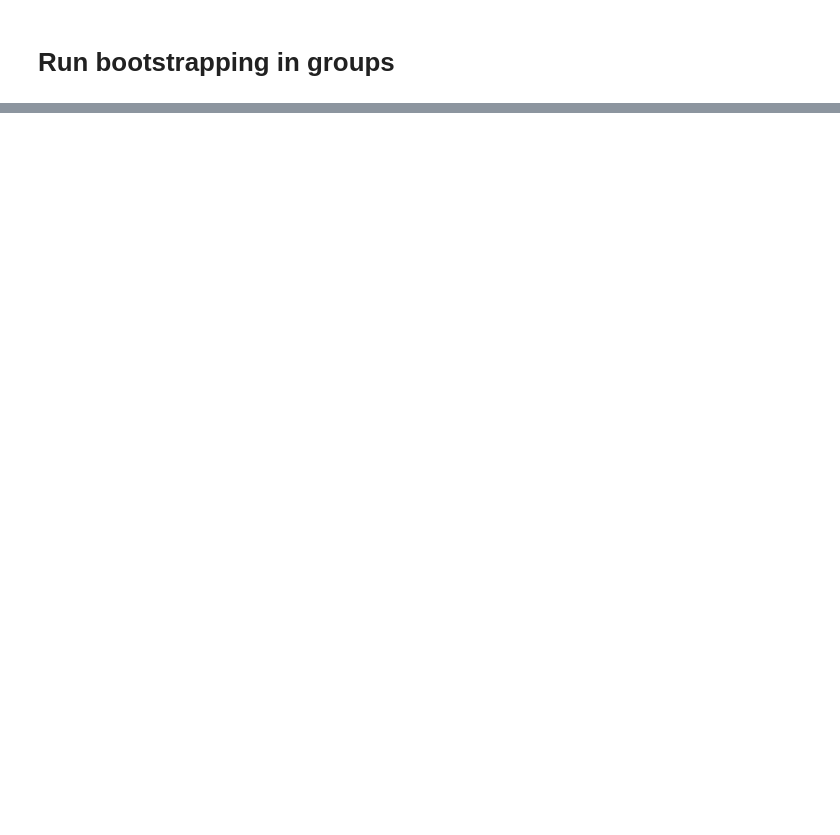
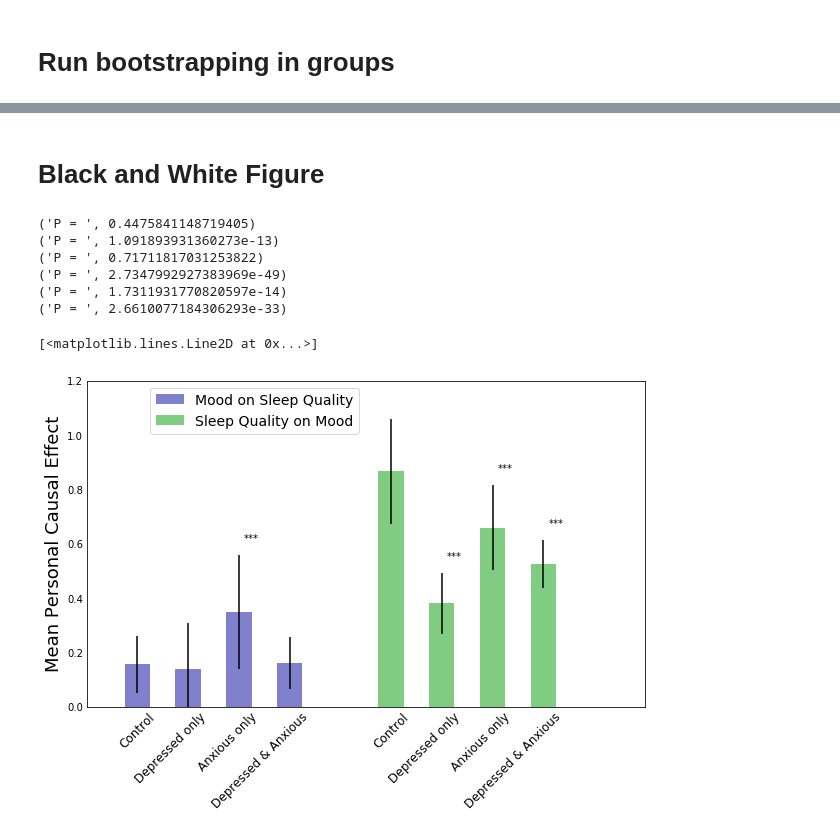
Before and after one commit to striantafillou/causality, a Jupyter notebook: run_psm_lags_groups.ipynb, the cells around one changed output, grey strips where cells are left out. Drawn from its saved outputs; the diff is of its cells as text; code cells hidden in the pictures; blank space fills up the shorter version.

```diff
--- a/run_psm_lags_groups.ipynb
+++ b/run_psm_lags_groups.ipynb
@@ -404,0 +552,76 @@ TypeError: can only concatenate list (not "float") to list
+# %% [markdown]
+# Black and White Figure
+# %%
+import matplotlib.pyplot as plt
+%matplotlib inline
+from scipy.stats import ttest_ind
+import numpy as np
+groups = ['Depressed & Anxious','Anxious only','Depressed only','Control']
+
+plt.figure(figsize=(10,6))
+order= [3, 2, 1, 0]
+
+xpos1 =[1,1.5, 2, 2.5]
+xpos2 =[3.5, 4, 4.5, 5]
+for i in range(4):
+    plt.bar(xpos1[i], np.mean(es_m2s_mean[:, order[i]]), yerr =es_m2s_std[order[i]],ecolor=(0,0,0),width=.25,color=(.5,.5,.8))
+
+    plt.bar(xpos2[i], np.mean(es_s2m_mean[:, order[i]]), yerr =es_s2m_std[order[i]],ecolor=(0,0,0),width=.25,color=(.5,.8,.5))
+
+
+# matched mood on sleep pvals
+for i in range(4):
+    if order[i] == 3:
+        continue
+    t,p = ttest_ind(es_m2s_mean[:,order[i]], es_m2s_mean[:,3], equal_var=False, axis=0)
+    print('P = ',p)
+    if p<0.001:
+        plt.text(xpos1[i]+0.05, np.mean(es_m2s_mean[:,order[i]])+es_m2s_std[order[i]]+0.05, '***', fontsize=10)
+    elif p<0.01:
+        plt.text(xpos1[i]+0.05, np.mean(es_m2s_mean[:,order[i]])+es_m2s_std[order[i]]+0.05, '**', fontsize=10)
+    elif p<0.05:
+        plt.text(xpos1[i]+0.05, np.mean(es_m2s_mean[:,order[i]])+es_m2s_std[order[i]]+0.05, '*', fontsize=10)
+
+# matched sleep on mood pvals
+for i in range(4):
+    if order[i] == 3:
+        continue
+    t,p = ttest_ind(es_s2m_mean[:,order[i]], es_s2m_mean[:,3], equal_var=False, axis=0)
+    print('P = ',p)
+    if p<0.001:
+        plt.text(xpos2[i]+0.05, np.mean(es_s2m_mean[:,order[i]])+es_s2m_std[order[i]]+0.05, '***', fontsize=10)
+    elif p<0.01:
+        plt.text(xpos2[i]+0.05, np.mean(es_s2m_mean[:,order[i]])+es_s2m_std[order[i]]+0.05, '**', fontsize=10)
+    elif p<0.05:
+        plt.text(xpos2[i]+0.05, np.mean(es_s2m_mean[:,order[i]])+es_s2m_std[order[i]]+0.05, '*', fontsize=10)
+
+# # plt.text(-.2, .75, '***', fontsize=14)
+# # plt.text(1.8, .70, '***', fontsize=14)
+# # plt.text(2.8, .72, '***', fontsize=14)
+# # plt.text(3.8, .74, '***', fontsize=14)
+# # plt.text(4.8, .84, '***', fontsize=14)
+#a = plt.ylim([0,1])
+plt.xlim([0.5,6])
+plt.ylim([0,1.2])
+g = [groups[i] for i in order]
+xpos =  [x+0.2 for x in xpos1+xpos2]
+plt.xticks(xpos,g*4, rotation=45, fontsize=12, ha='right');
+ax=plt.gca();
+ax.tick_params(length=0)
+
+plt.ylabel('Mean Personal Causal Effect',fontsize=18)
+# plt.xlabel('lags 0 to T',fontsize=18)
+plt.legend(['Mood on Sleep Quality','Sleep Quality on Mood'],loc='best',bbox_to_anchor=(.5, 1), fontsize=14);
+plt.plot([0,0],[0, 1.2],'--',color=(0,0,0))
+
+# plt.text(-4, 1.21, 'Unmatched', fontsize=20)
+# plt.text(1.5, 1.21, 'Matched, lag=1', fontsize=20)
+# %% [output]
+('P = ', 0.4475841148719405)
+('P = ', 1.091893931360273e-13)
+('P = ', 0.71711817031253822)
+('P = ', 2.7347992927383969e-49)
+('P = ', 1.7311931770820597e-14)
+('P = ', 2.6610077184306293e-33)
+[<matplotlib.lines.Line2D at 0x...>]
+[figure, added]
```
Also changed, not shown: parts of 9 cells of this notebook, 5 other files.
